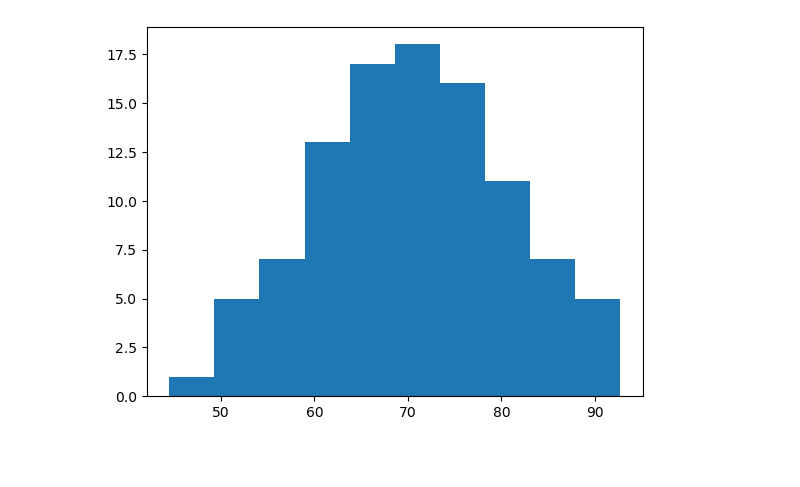
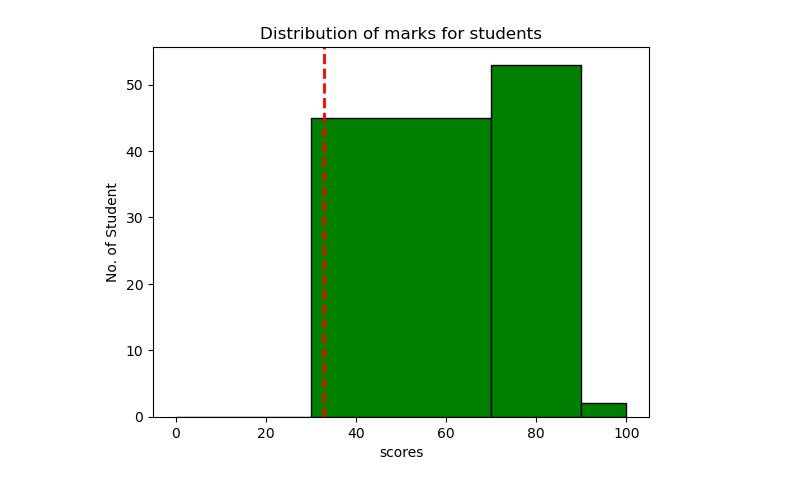
Before and after one commit to mihirgupta665/PRIME-AI-And-ML-, a Jupyter notebook: 5_Data_Visualization/3_Histogram.ipynb, the cells around one changed output. Saved outputs shown, nothing was run; the diff lists cells and outputs as text; code cells hidden in the pictures; blank space fills up the shorter version.

Commit message:
Creating histogram with multidataset and with axvline

```diff
--- a/5_Data_Visualization/3_Histogram.ipynb
+++ b/5_Data_Visualization/3_Histogram.ipynb
@@ -10,8 +12,13 @@ import numpy as np
 # %%
 np.random.seed(0)
 scores = np.random.normal(70,10,100)
 # print(scores)
-plt.hist(scores)
+bins = [0, 30, 70, 90, 100]
+plt.hist(scores, color="green", edgecolor="black", bins=bins)
+plt.title("Distribution of marks for students")
+plt.xlabel("scores")
+plt.ylabel("No. of Student")
+plt.axvline(x=33, label="Passing marks (33)", color="red", linewidth= 2, linestyle="--" )
 plt.show()
 # %% [output]
-[figure, old version]
+[figure, new version]
```
Also changed, not shown: parts of 2 cells of this notebook.
